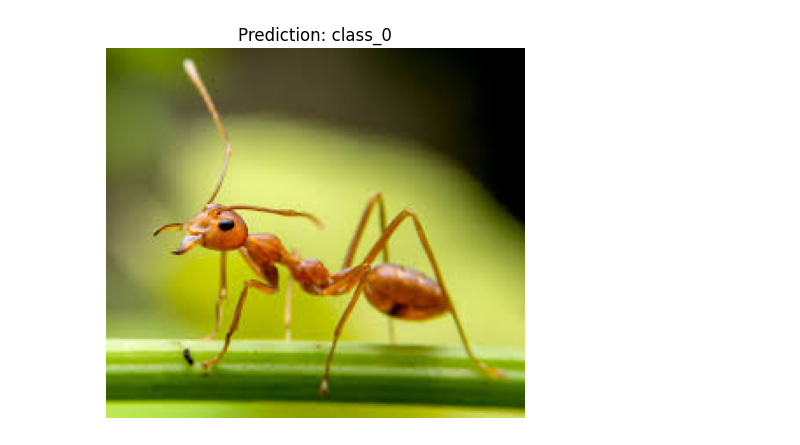
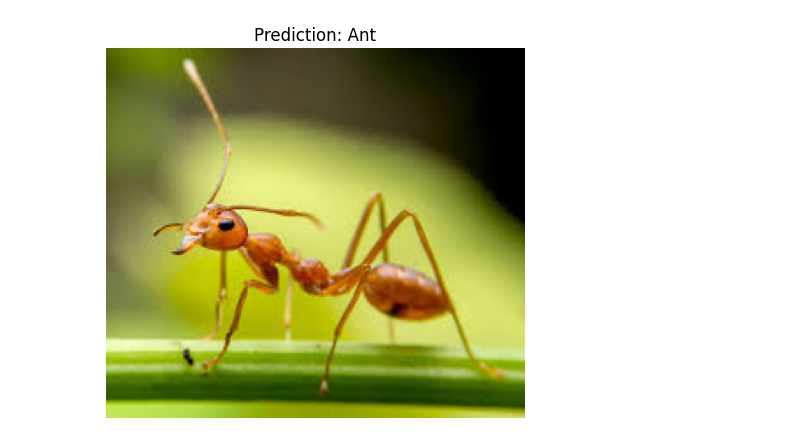
Before and after one commit to Cloudydesuu/AITrainnning, a Jupyter notebook: _downloads/74249e7f9f1f398f57ccd094a4f3021b/transfer_learning_tutorial.ipynb, the cells around one changed output. Drawn from its saved outputs; the diff is of its cells as text; code cells hidden in the pictures.

```diff
--- a/_downloads/74249e7f9f1f398f57ccd094a4f3021b/transfer_learning_tutorial.ipynb
+++ b/_downloads/74249e7f9f1f398f57ccd094a4f3021b/transfer_learning_tutorial.ipynb
@@ -184,32 +194,32 @@ def predict_image(model, image, transform, class_names):
 def show_image_with_prediction(image, prediction):
     plt.imshow(image)
     plt.title(f'Prediction: {prediction}')
     plt.axis('off')
     plt.show()
 
 
 image = Image.open(BytesIO(image_data)).convert("RGB")  # Đã có sẵn trong code
 
 
 # Định nghĩa các phép biến đổi cho hình ảnh
 transform = transforms.Compose([
     transforms.Resize((224, 224)),
     transforms.ToTensor(),
     transforms.Normalize([0.485, 0.456, 0.406], [0.229, 0.224, 0.225])
 ])
 
 # Danh sách tên các lớp (cập nhật theo mô hình của bạn)
-class_names = ['class_0', 'class_1']
+class_names = ['Ant', 'Bee']
 
 # Tải mô hình đã huấn luyện
 model = Model(backbone='resnet18', n_classes=len(class_names))
 model.load_state_dict(torch.load('trained_model.pth'))
 model = model.to(device)
 
 # Dự đoán nhãn của hình ảnh
 prediction = predict_image(model, image, transform, class_names)
 
 # Hiển thị hình ảnh cùng với dự đoán
 show_image_with_prediction(image, prediction)
 # %% [output]
-[figure, old version]
+[figure, new version]
```
Also changed, not shown: parts of 2 cells of this notebook.
